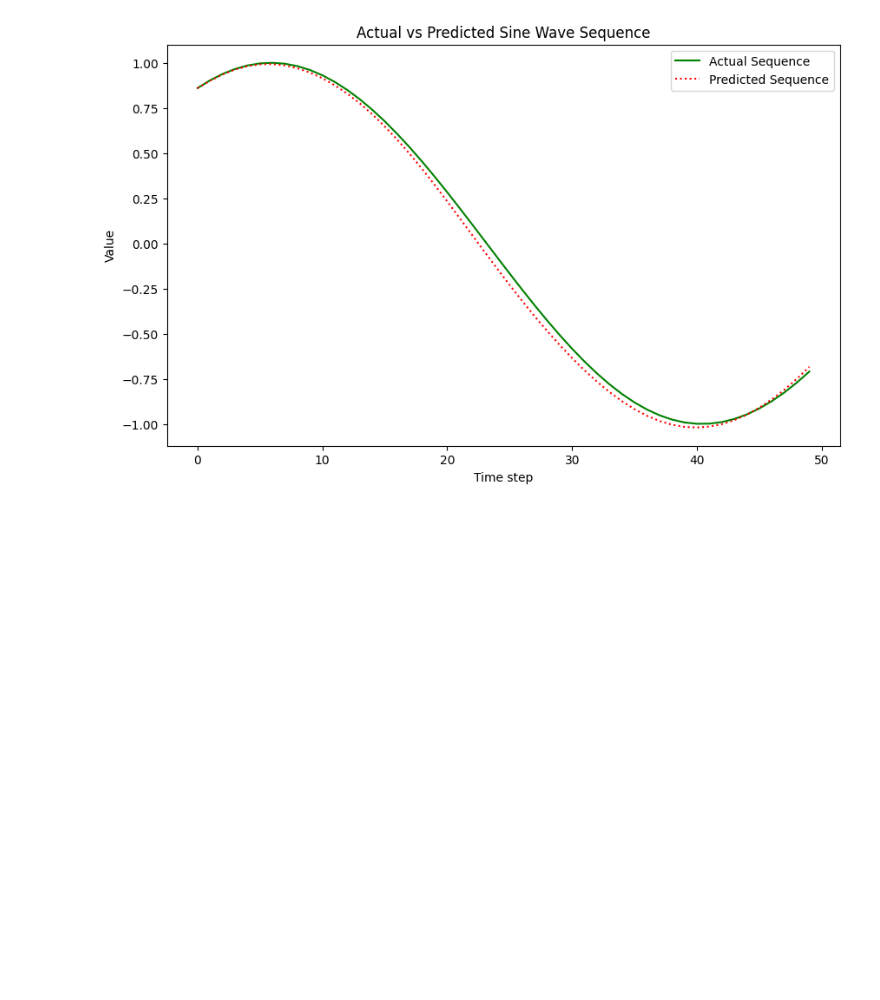
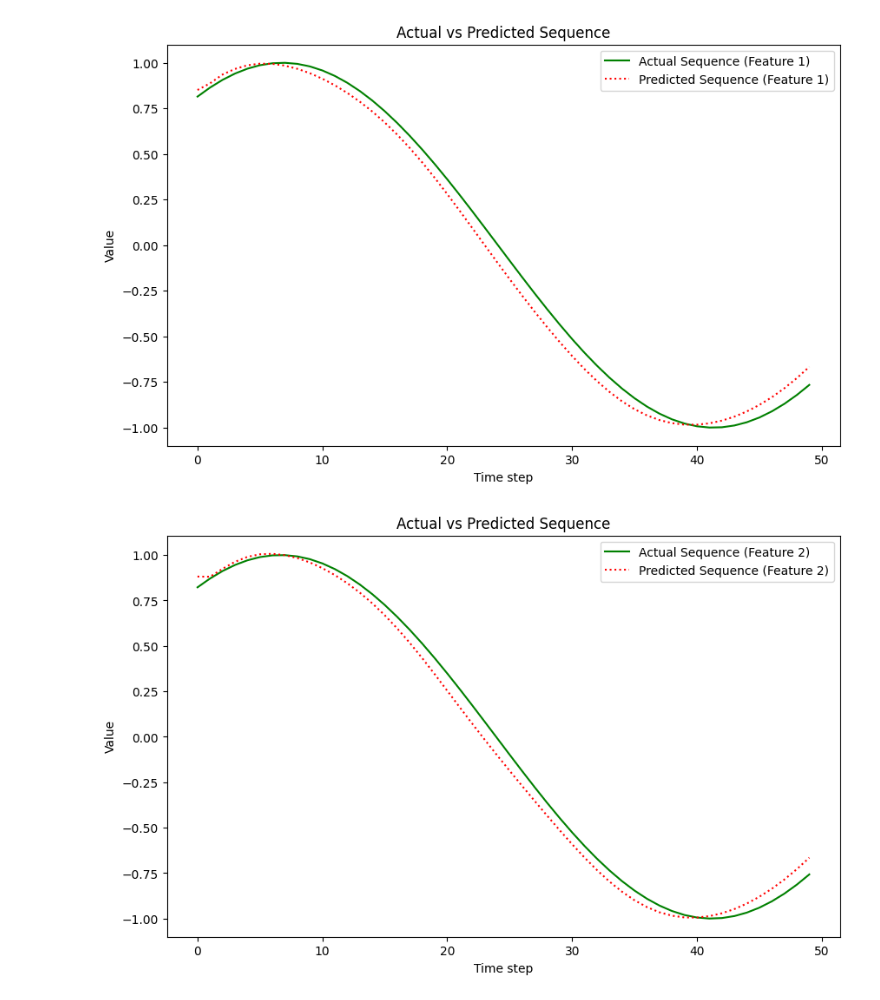
Before and after one commit to lseman/DAS410108, a Jupyter notebook: aula4/seq2seq.ipynb, the cells around one changed output. Cells and saved outputs as stored; diff of their text form; code cells hidden in the pictures; blank space fills up the shorter version.

```diff
--- a/aula4/seq2seq.ipynb
+++ b/aula4/seq2seq.ipynb
@@ -57,17 +57,17 @@ class Seq2Seq(nn.Module):
 
         return outputs
 
-# Step 4: Generate Sine Wave Data
-def generate_sine_data(seq_len=50, n_samples=1000):
+# Step 4: Generate Data with multiple features
+def generate_data(seq_len=50, n_samples=1000, n_features=1):
     X = np.linspace(0, 100, n_samples)
-    y = np.sin(X)
+    y = np.sin(X)  # Change this to any other function for experimentation
 
     data = []
     for i in range(len(y) - seq_len):
-        data.append(y[i:i+seq_len])
+        feature_data = [np.sin(X[i:i+seq_len] + np.random.randn()*0.1) for _ in range(n_features)]
+        data.append(np.stack(feature_data, axis=-1))
 
     data = np.array(data)
-    data = data.reshape((data.shape[0], seq_len, 1))
 
     train_size = int(0.8 * data.shape[0])
     X_train = data[:train_size]
@@ -103,9 +103,19 @@ def evaluate_seq2seq(model, X_test):
 
         # Plot the actual and predicted sequences
         plt.figure(figsize=(10, 6))
-        plt.plot(X_test[0], label="Actual Sequence", color='green')
-        plt.plot(predictions[0], label="Predicted Sequence", linestyle=":", color='red')
-        plt.title("Actual vs Predicted Sine Wave Sequence")
+        plt.plot(X_test[0, :, 0], label="Actual Sequence (Feature 1)", color='green')
+        plt.plot(predictions[0, :, 0], label="Predicted Sequence (Feature 1)", linestyle=":", color='red')
+        plt.title("Actual vs Predicted Sequence")
+        plt.xlabel("Time step")
+        plt.ylabel("Value")
+        plt.legend()
+        plt.show()
+
+        # plot the actual and predicted sequences
+        plt.figure(figsize=(10, 6))
+        plt.plot(X_test[0, :, 1], label="Actual Sequence (Feature 2)", color='green')
+        plt.plot(predictions[0, :, 1], label="Predicted Sequence (Feature 2)", linestyle=":", color='red')
+        plt.title("Actual vs Predicted Sequence")
         plt.xlabel("Time step")
         plt.ylabel("Value")
         plt.legend()
@@ -113,13 +123,15 @@ def evaluate_seq2seq(model, X_test):
 
 # Step 7: Putting it all together
 if __name__ == "__main__":
-    # Generate sine wave data
-    X_train, X_test = generate_sine_data(seq_len=50, n_samples=1100)
+    # Generate data with multiple features
+    n_features = 10  # Number of features
+    seq_len = 50
+    X_train, X_test = generate_data(seq_len=seq_len, n_samples=1100, n_features=n_features)
 
     # Define the model parameters
-    input_size = 1
+    input_size = n_features
     hidden_size = 64
-    output_size = 1
+    output_size = n_features
 
     # Initialize Encoder, Decoder, and Seq2Seq model
     encoder = Encoder(input_size, hidden_size).to(device)
@@ -152 +164,2 @@ Epoch [200/200], Loss: 0.0005
-[figure, old version]
+[figure, new version]
+[figure, added]
```
Also changed, not shown: parts of 1 cell of this notebook, 3 other files.
